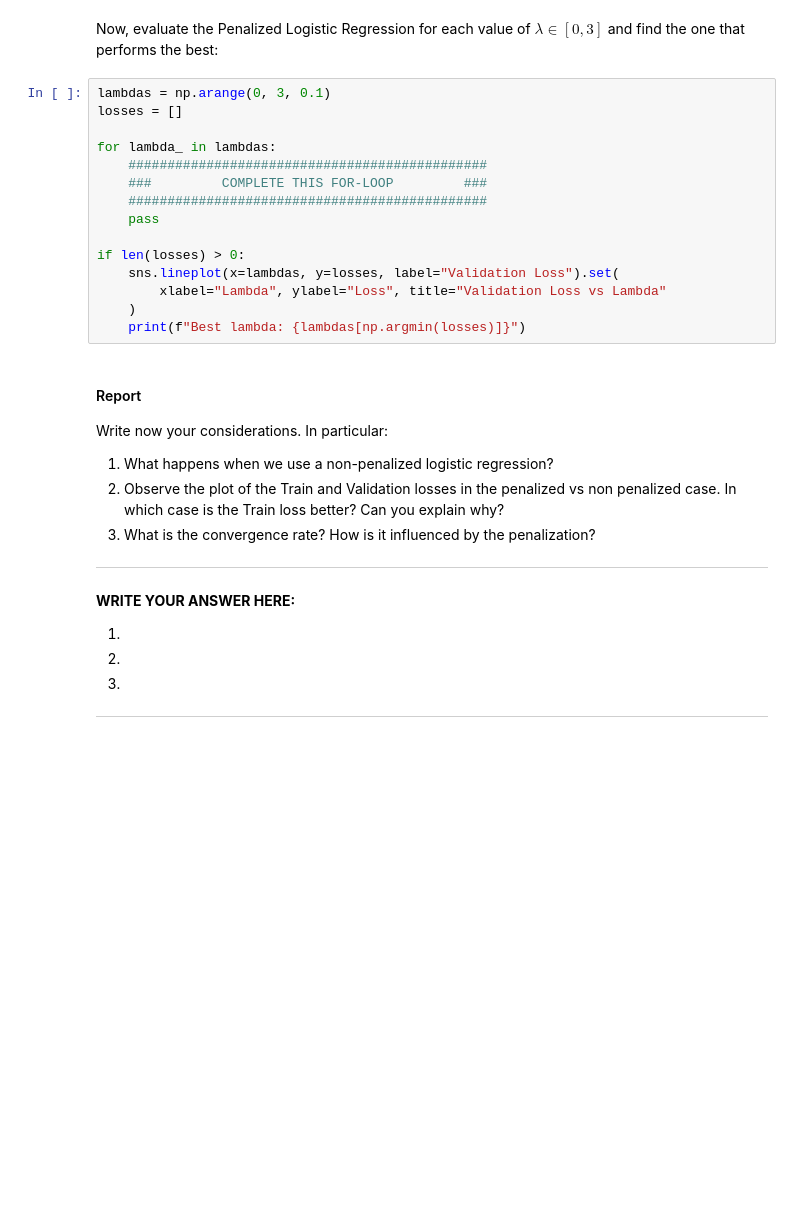
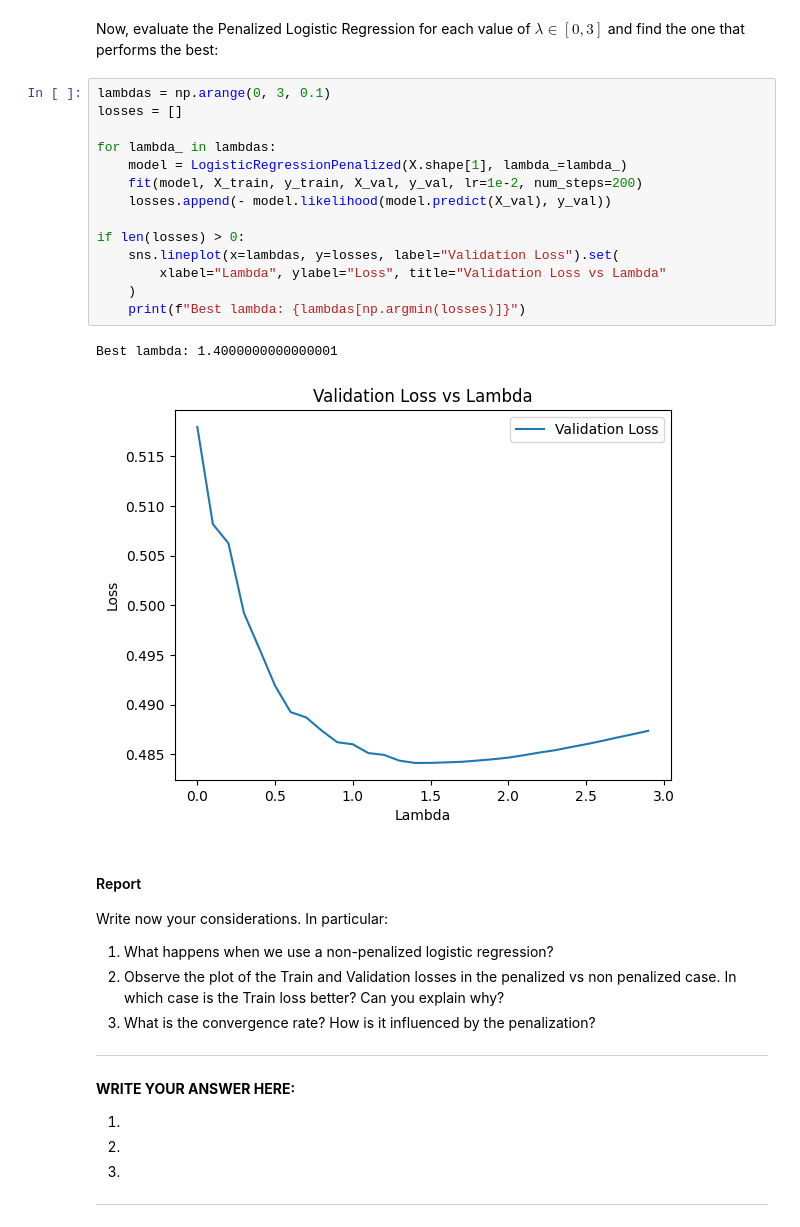
Before and after one commit to lorenzo-arcioni/Computer-Science-Sapienza, a Jupyter notebook: Foundation of Data Science/Homework02/HW2.ipynb, the cells around one changed output. Saved outputs shown, nothing was run; the diff lists cells and outputs as text; blank space fills up the shorter version.

```diff
--- a/Foundation of Data Science/Homework02/HW2.ipynb
+++ b/Foundation of Data Science/Homework02/HW2.ipynb
@@ -842,18 +843,20 @@ Now, evaluate the Penalized Logistic Regression for each value of $\lambda \in [
 # %%
 lambdas = np.arange(0, 3, 0.1)
 losses = []
 
 for lambda_ in lambdas:
-    ##############################################
-    ###         COMPLETE THIS FOR-LOOP         ###
-    ##############################################
-    pass
+    model = LogisticRegressionPenalized(X.shape[1], lambda_=lambda_)
+    fit(model, X_train, y_train, X_val, y_val, lr=1e-2, num_steps=200)
+    losses.append(- model.likelihood(model.predict(X_val), y_val))
 
 if len(losses) > 0:
     sns.lineplot(x=lambdas, y=losses, label="Validation Loss").set(
         xlabel="Lambda", ylabel="Loss", title="Validation Loss vs Lambda"
     )
     print(f"Best lambda: {lambdas[np.argmin(losses)]}")
+# %% [output]
+Best lambda: 1.4000000000000001
+[figure, added]
 # %% [markdown]
 #### Report
 Write now your considerations. In particular:
```
Also changed, not shown: parts of 16 cells of this notebook, 5 other files.
